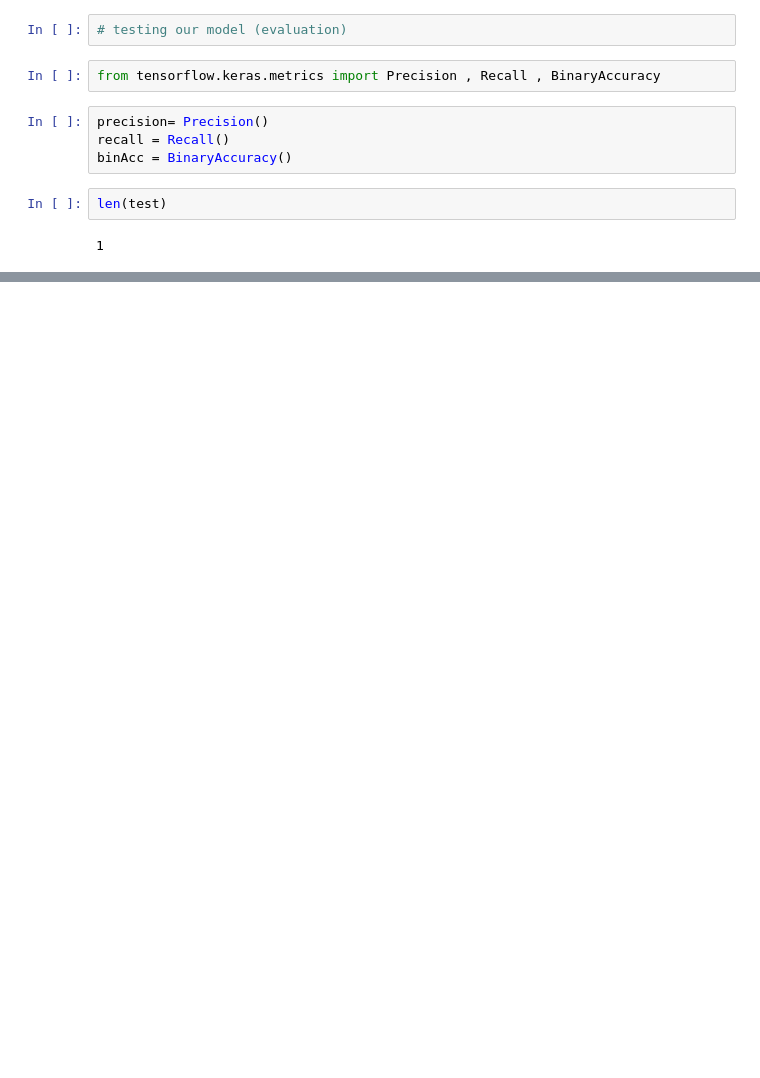
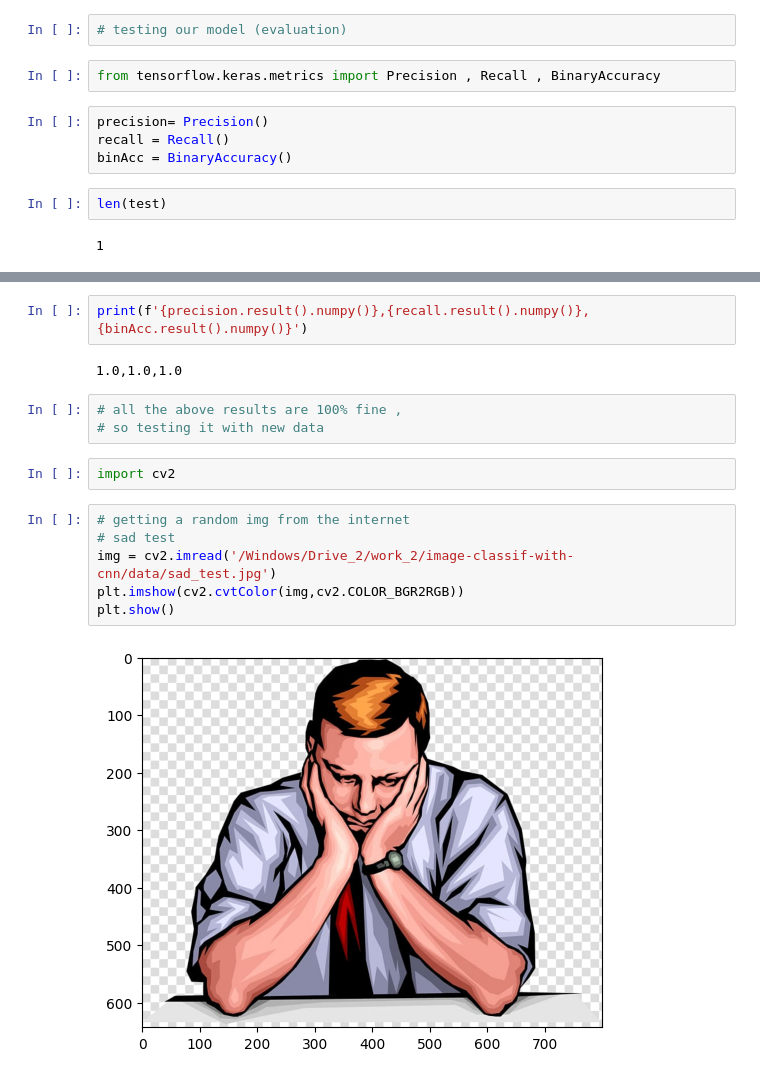
Before and after one commit to antonrejoe/image-classifier-using-cnn, a Jupyter notebook: main.ipynb, the cells around one changed output, grey strips where cells are left out. Saved outputs shown, nothing was run; the diff lists cells and outputs as text; blank space fills up the shorter version.

```diff
--- a/main.ipynb
+++ b/main.ipynb
@@ -368,0 +384,17 @@ for batch in test.as_numpy_iterator():
+# %%
+print(f'{precision.result().numpy()},{recall.result().numpy()},{binAcc.result().numpy()}')
+# %% [output]
+1.0,1.0,1.0
+# %%
+# all the above results are 100% fine ,
+# so testing it with new data
+# %%
+import cv2
+# %%
+# getting a random img from the internet
+# sad test
+img = cv2.imread('/Windows/Drive_2/work_2/image-classif-with-cnn/data/sad_test.jpg')
+plt.imshow(cv2.cvtColor(img,cv2.COLOR_BGR2RGB))
+plt.show()
+# %% [output]
+[figure, added]
```
Also changed, not shown: parts of 37 cells of this notebook, 8 other files.
